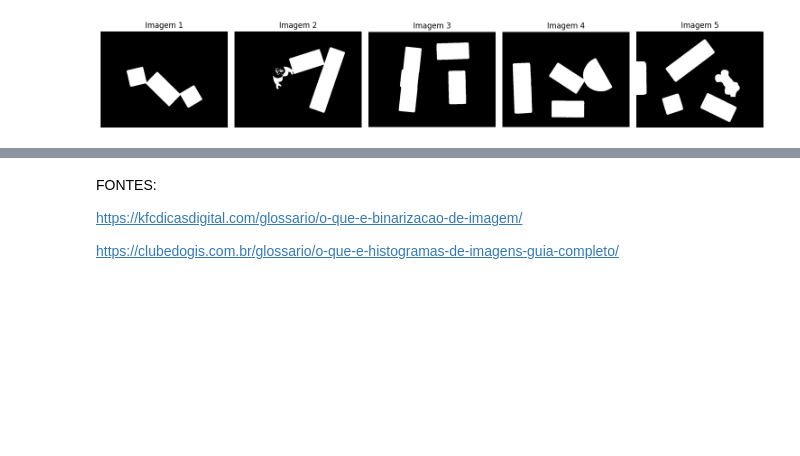
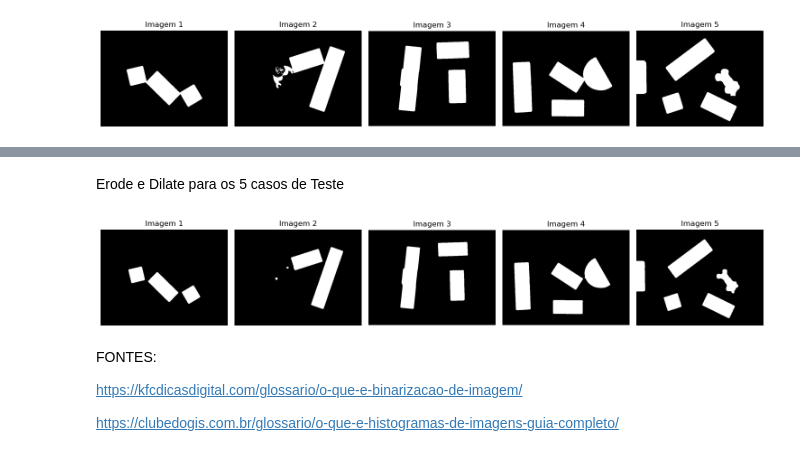
Before and after one commit to miguelac4/piv_tp1, a Jupyter notebook: src/trabalho_pratico1.ipynb, the cells around one changed output, grey strips where cells are left out. Saved outputs shown, nothing was run; the diff lists cells and outputs as text; code cells hidden in the pictures; blank space fills up the shorter version.

```diff
--- a/src/trabalho_pratico1.ipynb
+++ b/src/trabalho_pratico1.ipynb
@@ -335,3 +364,31 @@ delaite - arredondar os cantos
+# %% [markdown]
+Erode e Dilate para os 5 casos de Teste
+# %%
+img_erode2 = cv2.erode(bw2, kernel, iterations=3)
+img_erode3 = cv2.erode(bw3, kernel, iterations=3)
+img_erode4 = cv2.erode(bw4, kernel, iterations=3)
+img_erode5 = cv2.erode(bw5, kernel, iterations=3)
+
+img_dilate2 = cv2.dilate(img_erode2, kernel, iterations=1)
+img_dilate3 = cv2.dilate(img_erode3, kernel, iterations=1)
+img_dilate4 = cv2.dilate(img_erode4, kernel, iterations=1)
+img_dilate5 = cv2.dilate(img_erode5, kernel, iterations=1)
+
+bws = [img_dilate1, img_dilate2, img_dilate3, img_dilate4, img_dilate5]
+titulos = ["Imagem 1", "Imagem 2", "Imagem 3", "Imagem 4", "Imagem 5"]
+
+plt.figure(figsize=(15, 5))  # largura x altura
+
+for i in range(5):
+    plt.subplot(1, 5, i+1)       # 1 linha, 5 colunas
+    plt.imshow(bws[i], cmap="gray")
+    plt.title(titulos[i])
+    plt.axis("off")
+
+plt.tight_layout()
+plt.show()
+# %% [output]
+[figure, added]
 # %% [markdown]
 FONTES:
 
```
Also changed, not shown: parts of 4 cells of this notebook.
